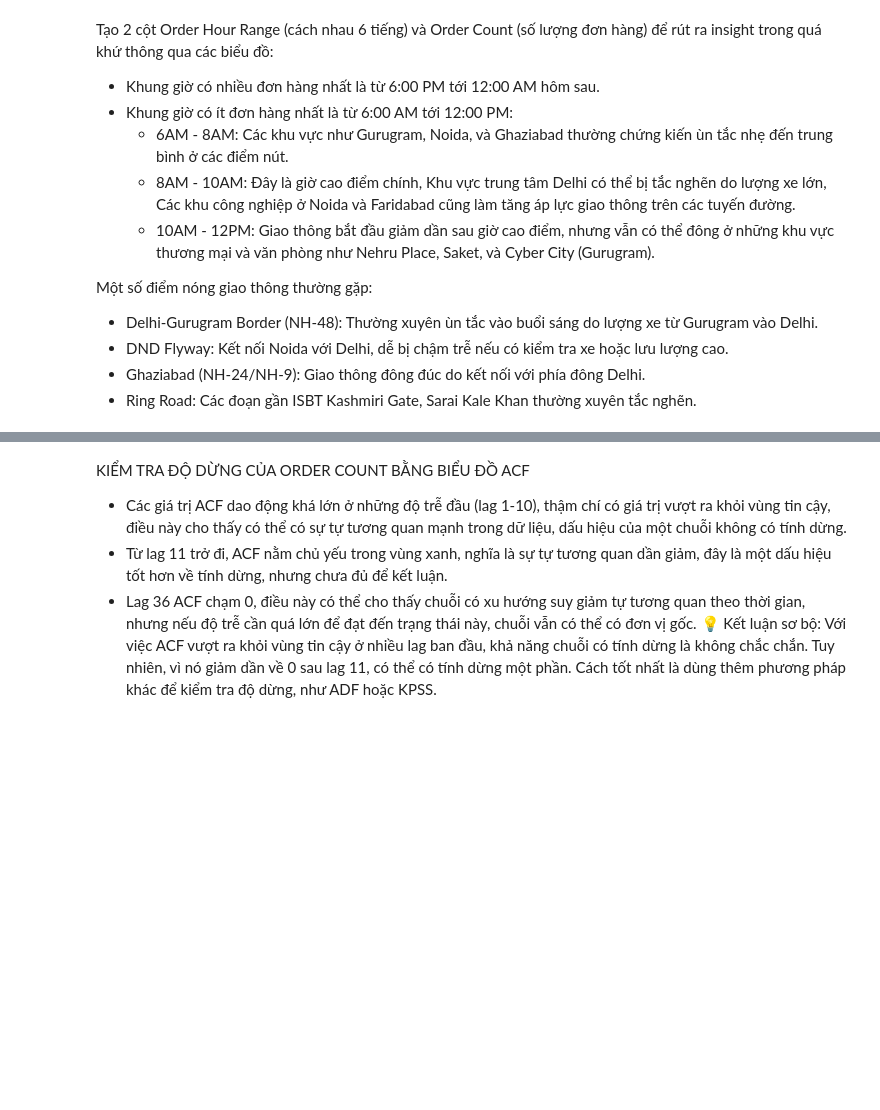
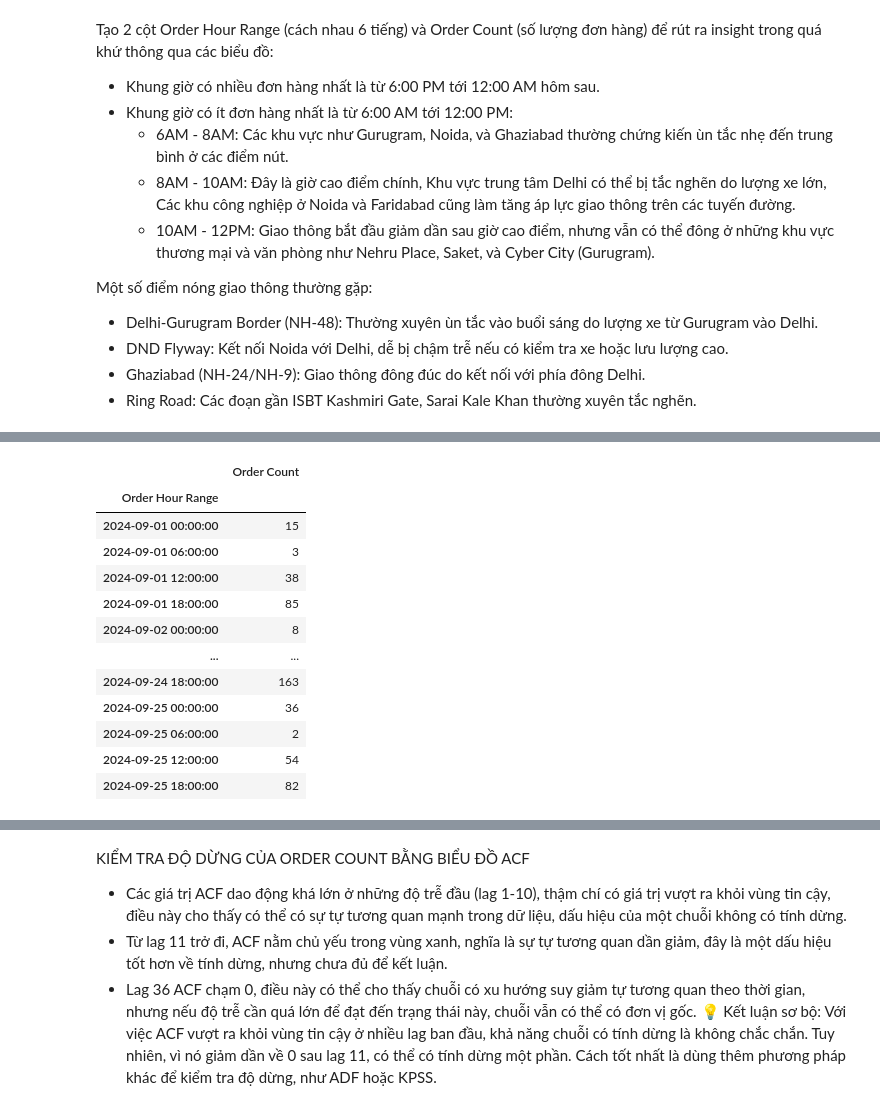
Before and after one commit to MinHeHeHeHe/DoAn_2, a Jupyter notebook: PhanTichSoLuongDonHang.ipynb, the cells around one changed output, grey strips where cells are left out. Saved outputs shown, nothing was run; the diff lists cells and outputs as text; code cells hidden in the pictures; blank space fills up the shorter version.

```diff
--- a/PhanTichSoLuongDonHang.ipynb
+++ b/PhanTichSoLuongDonHang.ipynb
@@ -124,0 +20,83 @@ Một số điểm nóng giao thông thường gặp:
+# %%
+import pandas as pd
+import matplotlib.pyplot as plt
+
+# Đọc dữ liệu từ tệp CSV và thêm cột đếm số lượng đơn hàng theo khung giờ
+def process_data(file_path):
+    df = pd.read_csv(file_path)
+
+    # Chuyển đổi cột 'Order Placed At' thành kiểu datetime
+    df['Order Placed At'] = pd.to_datetime(df['Order Placed At'], errors='coerce')
+
+    # Tạo cột 'Order Hour Range' để nhóm theo từng khung giờ (cách nhau 6 tiếng)
+    df['Order Hour Range'] = df['Order Placed At'].dt.floor('6h')  # Cách nhau 6 tiếng
+
+    # Đếm số lượng đơn hàng theo từng khung giờ
+    order_counts = df.groupby('Order Hour Range').size().reset_index(name='Order Count')
+
+    # Tạo một dãy thời gian đầy đủ từ thời điểm sớm nhất đến muộn nhất với khung giờ 6 tiếng
+    all_hours = pd.date_range(start=df['Order Placed At'].min().floor('6h'),
+                              end=df['Order Placed At'].max().ceil('6h'),
+                              freq='6h')
+
+    # Tạo DataFrame với tất cả các khung giờ đầy đủ
+    all_hours_df = pd.DataFrame(all_hours, columns=['Order Hour Range'])
+
+    # Merge với bảng order_counts để điền các khung giờ không có đơn hàng (fill NaN với 0)
+    full_order_counts = pd.merge(all_hours_df, order_counts, on='Order Hour Range', how='left').fillna(0)
+    full_order_counts['Order Count'] = full_order_counts['Order Count'].astype(int)
+
+    # Sắp xếp theo khung giờ
+    full_order_counts = full_order_counts.sort_values(by='Order Hour Range')
+
+
+    # Vẽ biểu đồ đường thể hiện số đơn hàng theo từng khung giờ theo thời gian
+    plt.figure(figsize=(12, 6))
+    plt.plot(full_order_counts['Order Hour Range'], full_order_counts['Order Count'], marker='o', linestyle='-', color='b')
+    plt.xlabel('Time Interval')
+    plt.ylabel('Order Count')
+    plt.title('Order Count Trend Over Time')
+    plt.xticks(rotation=45)  # Xoay trục hoành để hiển thị đầy đủ ngày và giờ
+    plt.grid()
+    plt.show()
+
+    # Vẽ biểu đồ số lượng đơn hàng theo thời gian - Top 20 orders
+    plt.figure(figsize=(12, 6))
+    top_20_orders = order_counts.sort_values(by='Order Count', ascending=False).head(20)
+    plt.bar(top_20_orders['Order Hour Range'].dt.strftime('%Y-%m-%d %I:%M %p'), top_20_orders['Order Count'], color='skyblue')
+    plt.xlabel('Time Interval')
+    plt.ylabel('Order Count')
+    plt.title('Top 20 Order Count per Hour Interval')
+    plt.xticks(rotation=90)
+    plt.grid()
+    plt.show()
+
+    # Vẽ biểu đồ số lượng đơn hàng ít nhất theo thời gian - Bottom 20 orders
+    plt.figure(figsize=(12, 6))
+    bottom_20_orders = order_counts.sort_values(by='Order Count', ascending=True).head(20)
+    plt.bar(bottom_20_orders['Order Hour Range'].dt.strftime('%Y-%m-%d %I:%M %p'), bottom_20_orders['Order Count'], color='salmon')
+    plt.xlabel('Time Interval')
+    plt.ylabel('Order Count')
+    plt.title('Bottom 20 Order Count per Hour Interval')
+    plt.xticks(rotation=90)
+    plt.grid()
+    plt.show()
+
+    # Xuất bảng sắp xếp khung giờ theo số lượng đơn hàng tăng dần (hiển thị 100 dòng đầu tiên)
+    sorted_order_counts = full_order_counts.sort_values(by='Order Count', ascending=True).head(100)
+    print("\nBảng sắp xếp khung giờ theo số lượng đơn hàng tăng dần (100 dòng đầu tiên):")
+    print(sorted_order_counts.to_string(index=False))
+
+    # Gán 'Order Hour Range' làm index của DataFrame
+    full_order_counts = full_order_counts.set_index('Order Hour Range')
+    # Đảm bảo tần suất của index là 6 giờ
+    full_order_counts.index.freq = '6h'
+
+    return full_order_counts
+
+# Đường dẫn đến tệp dữ liệu đầu vào
+file_path = "cleaned_order_history.csv"
+processed_df = process_data(file_path)
+processed_df['Order Count'] = processed_df['Order Count'].fillna(0)
+processed_df.head(100)
+# %% [output]
@@ -124,0 +123,13 @@ Một số điểm nóng giao thông thường gặp:
+|  | Order Count |
+| Order Hour Range |  |
+| 2024-09-01 00:00:00 | 15 |
+| 2024-09-01 06:00:00 | 3 |
+| 2024-09-01 12:00:00 | 38 |
+| 2024-09-01 18:00:00 | 85 |
+| 2024-09-02 00:00:00 | 8 |
+| ... | ... |
+| 2024-09-24 18:00:00 | 163 |
+| 2024-09-25 00:00:00 | 36 |
+| 2024-09-25 06:00:00 | 2 |
+| 2024-09-25 12:00:00 | 54 |
+| 2024-09-25 18:00:00 | 82 |
```
Also changed, not shown: parts of 13 cells of this notebook.
